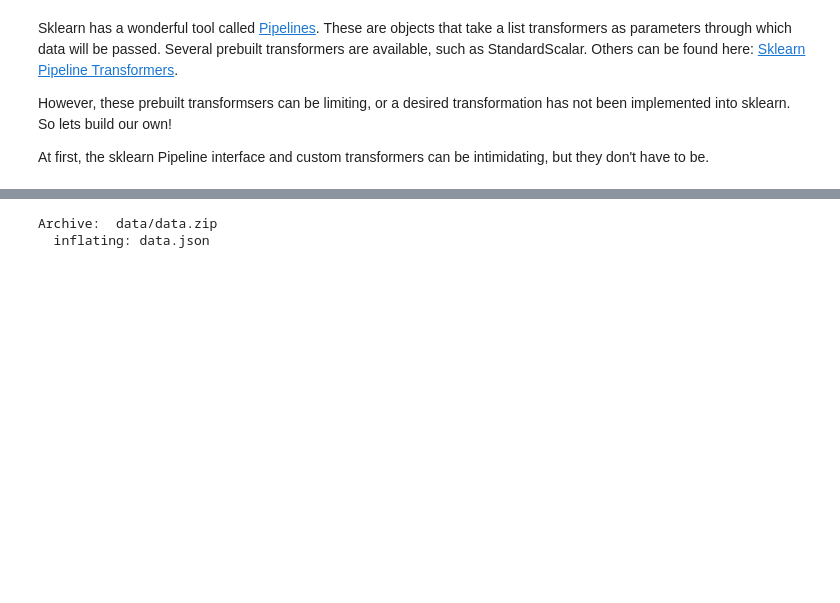
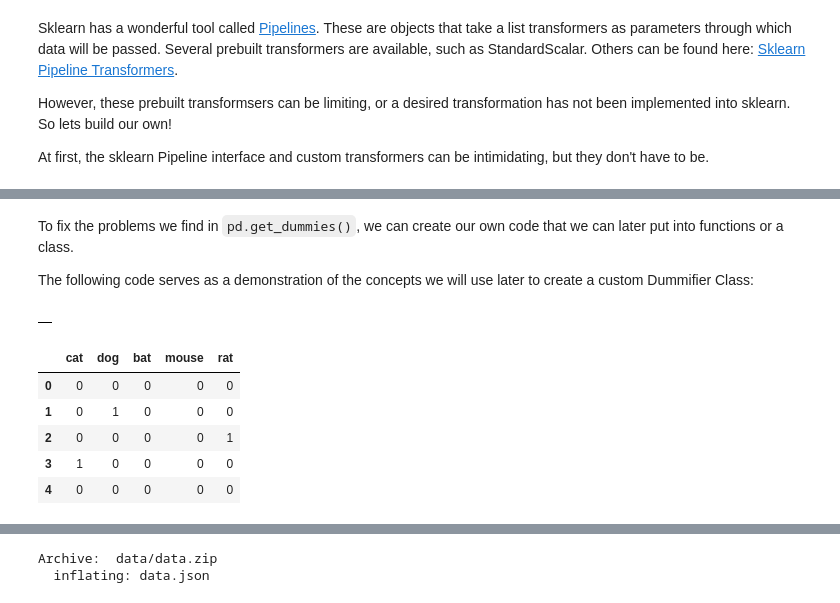
Before and after one commit to rsherer/sklearn_pipelines, a Jupyter notebook: sklearn_pipelines_lesson.ipynb, the cells around one changed output, grey strips where cells are left out. Saved outputs shown, nothing was run; the diff lists cells and outputs as text; code cells hidden in the pictures; blank space fills up the shorter version.

```diff
--- a/sklearn_pipelines_lesson.ipynb
+++ b/sklearn_pipelines_lesson.ipynb
@@ -19,0 +149,4 @@ import pickle
+# %% [markdown]
+To fix the problems we find in `pd.get_dummies()`, we can create our own code that we can later put into functions or a class.
+
+The following code serves as a demonstration of the concepts we will use later to create a custom Dummifier Class:
@@ -19,0 +156,4 @@ import pickle
+# %%
+training_dummy_df
+# %% [output]
+|  |
@@ -19,0 +168,9 @@ import pickle
+# %%
+dummy_df
+# %% [output]
+|  | cat | dog | bat | mouse | rat |
+| 0 | 0 | 0 | 0 | 0 | 0 |
+| 1 | 0 | 1 | 0 | 0 | 0 |
+| 2 | 0 | 0 | 0 | 0 | 1 |
+| 3 | 1 | 0 | 0 | 0 | 0 |
+| 4 | 0 | 0 | 0 | 0 | 0 |
```
Also changed, not shown: parts of 32 cells of this notebook.
